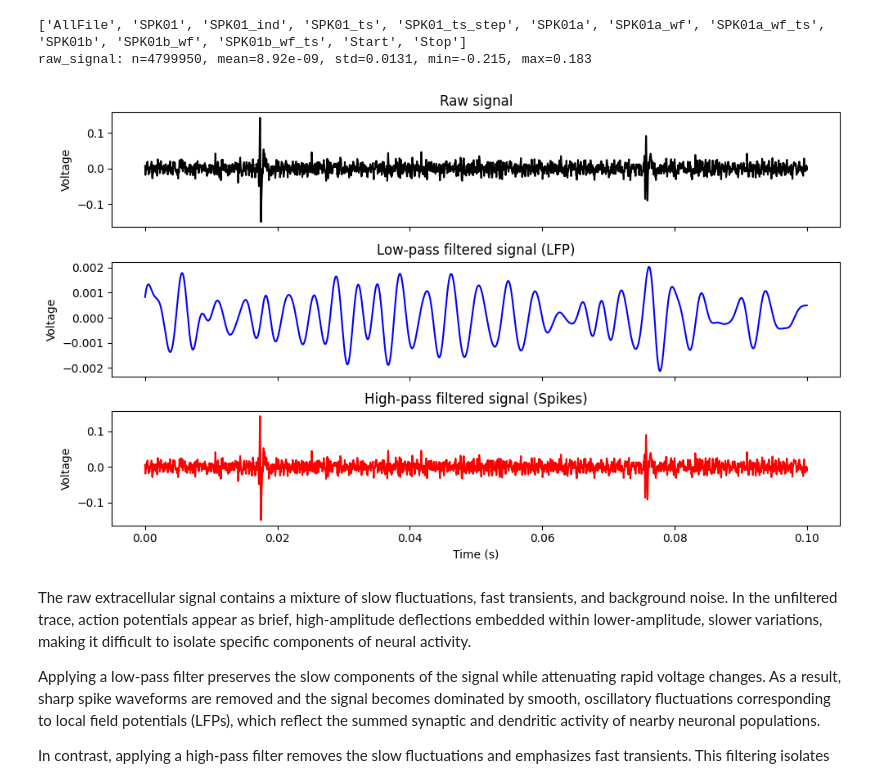
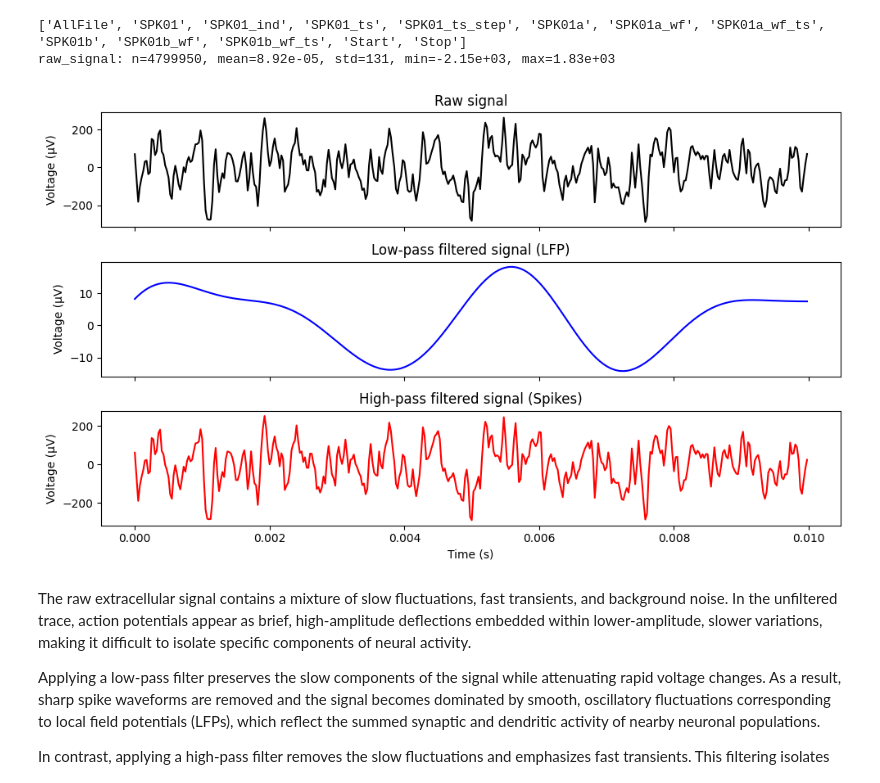
Before and after one commit to ohadgonen/neurolab-5, a Jupyter notebook: lab5.ipynb, the cells around one changed output. Drawn from its saved outputs; the diff is of its cells as text; code cells hidden in the pictures.

Commit message:
convertions so microvolts

```diff
--- a/lab5.ipynb
+++ b/lab5.ipynb
@@ -7,9 +7,9 @@ from scipy.signal import butter, filtfilt
 def plotSignal(raw_signal, t_start=0.0, t_duration=0.1):
     """
     Plot raw, low-pass, and high-pass filtered extracellular signal.
-    Accepts ONLY the raw signal vector.
+    Accepts the raw signal vector.
 
-    Assumes extracellular sampling rate ~40 kHz (protocol typical).
+    Assumes extracellular sampling rate ~40 kHz.
     """
 
     # fixed sampling rate
@@ -17,8 +17,7 @@ def plotSignal(raw_signal, t_start=0.0, t_duration=0.1):
     nyq = fs / 2
 
     raw_signal = np.asarray(raw_signal, dtype=float).squeeze()
-    if raw_signal.ndim != 1:
-        raise ValueError(f"raw_signal must be 1D; got shape {raw_signal.shape}")
+    raw_signal *= 10000 # convert to µV
 
     # print signal stats
     print(f"raw_signal: n={raw_signal.size}, mean={raw_signal.mean():.3g}, std={raw_signal.std():.3g}, "
@@ -49,39 +48,39 @@ def plotSignal(raw_signal, t_start=0.0, t_duration=0.1):
     # Plot
     fig, axes = plt.subplots(3, 1, figsize=(10, 6), sharex=True)
 
     axes[0].plot(t, sig, color="black")
     axes[0].set_title("Raw signal")
-    axes[0].set_ylabel("Voltage")
+    axes[0].set_ylabel("Voltage (µV)")
 
     axes[1].plot(t, sig_low, color="blue")
     axes[1].set_title("Low-pass filtered signal (LFP)")
-    axes[1].set_ylabel("Voltage")
+    axes[1].set_ylabel("Voltage (µV)")
 
     axes[2].plot(t, sig_high, color="red")
     axes[2].set_title("High-pass filtered signal (Spikes)")
-    axes[2].set_ylabel("Voltage")
+    axes[2].set_ylabel("Voltage (µV)")
     axes[2].set_xlabel("Time (s)")
 
     plt.tight_layout()
     plt.show()
 
 import scipy.io as sio
 
 # Load .mat file
 mat_path = r"/Users/ohadgonen/Desktop/Neuroscience/Year 3/1st semester/Neurobiology lab/lab 5 - neural decoding/matlab results/Ch01 walk daniil.mat"
 mat = sio.loadmat(mat_path, squeeze_me=True, struct_as_record=False)
 
 # List variable names in the .mat file
 print([k for k in mat.keys() if not k.startswith("__")])
 
 # Extract raw signal from SPK01 variable and plot
 spk01 = mat["SPK01"]
 raw = spk01[:, 0]
-plotSignal(raw, t_start=0.0, t_duration=0.1)
+plotSignal(raw, t_start=0.0, t_duration=0.01)
 # %% [output]
 ['AllFile', 'SPK01', 'SPK01_ind', 'SPK01_ts', 'SPK01_ts_step', 'SPK01a', 'SPK01a_wf', 'SPK01a_wf_ts', 'SPK01b', 'SPK01b_wf', 'SPK01b_wf_ts', 'Start', 'Stop']
-raw_signal: n=4799950, mean=8.92e-09, std=0.0131, min=-0.215, max=0.183
+raw_signal: n=4799950, mean=8.92e-05, std=131, min=-2.15e+03, max=1.83e+03
-[figure, old version]
+[figure, new version]
 # %% [markdown]
 The raw extracellular signal contains a mixture of slow fluctuations, fast transients, and background noise. In the unfiltered trace, action potentials appear as brief, high-amplitude deflections embedded within lower-amplitude, slower variations, making it difficult to isolate specific components of neural activity.
 
```
